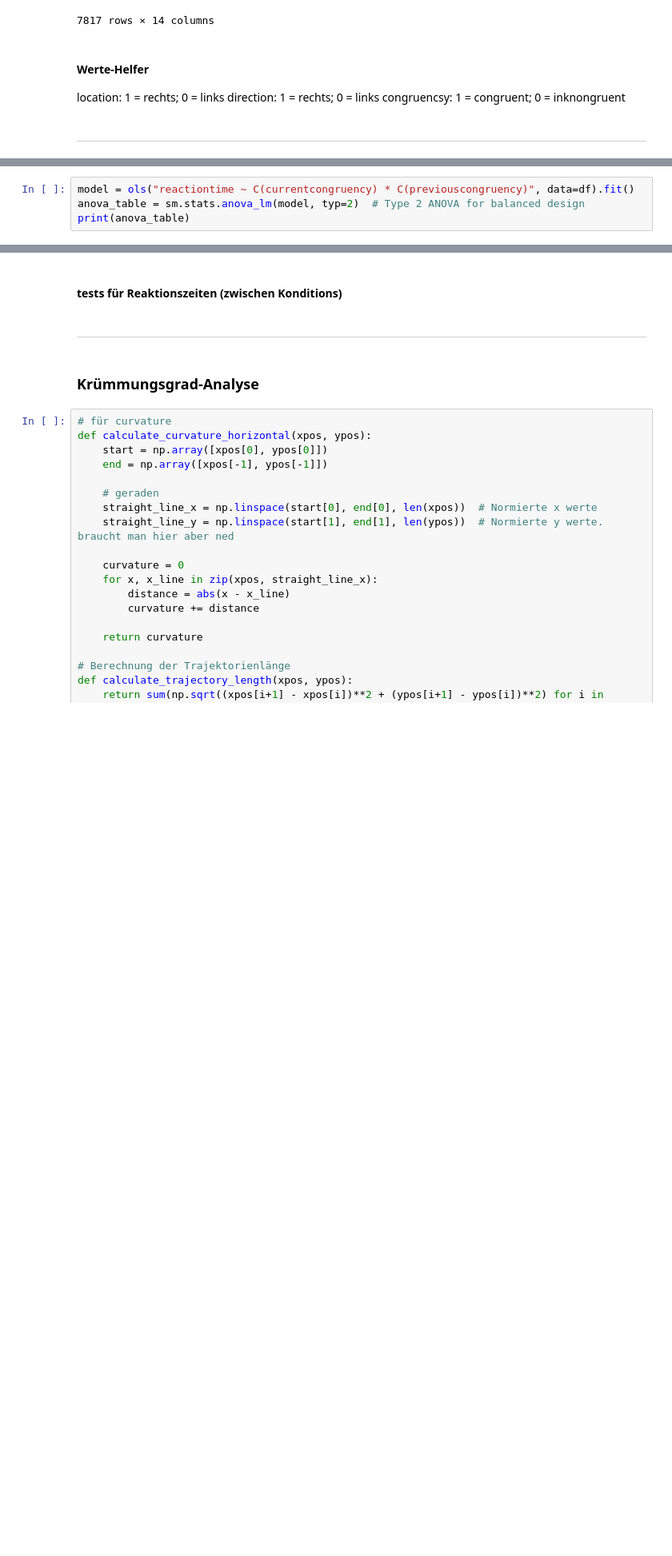
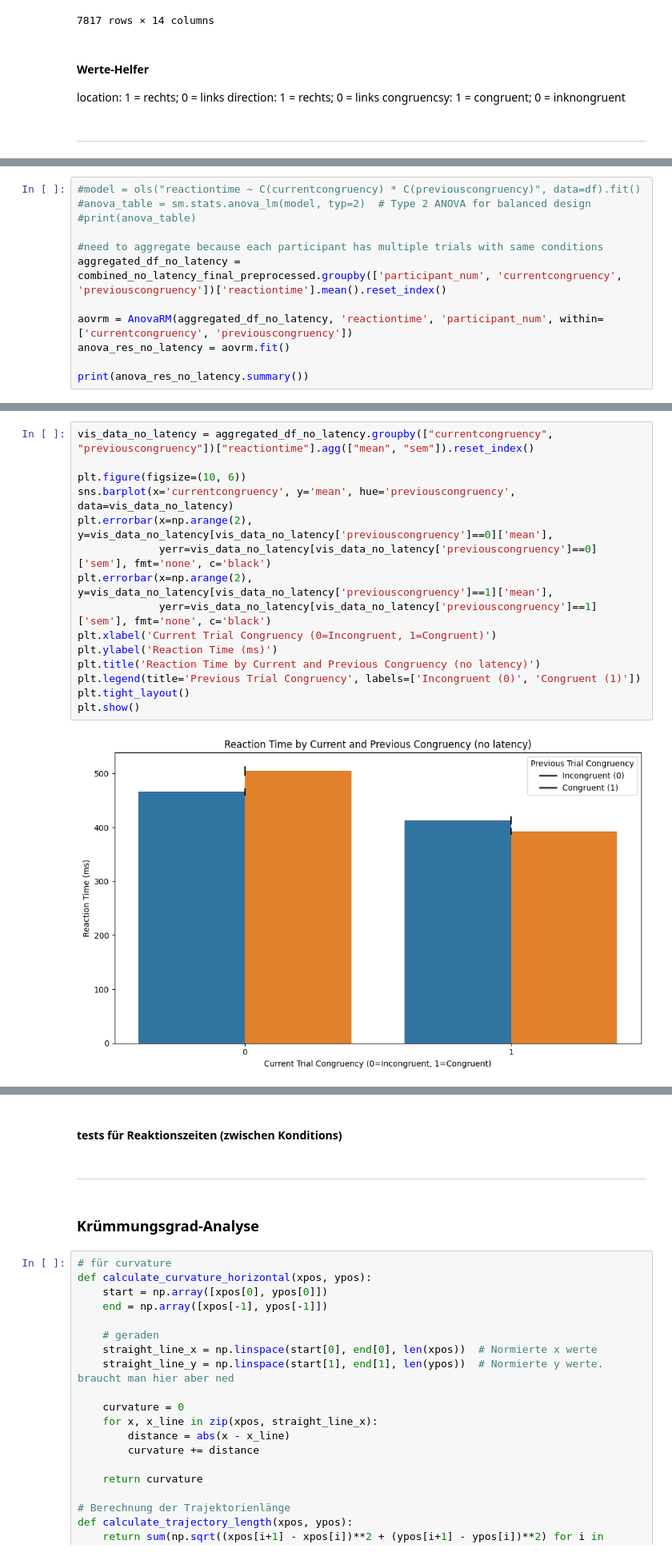
Before and after one commit to Michael1Mueller/continuousSimonTask, a Jupyter notebook: preprocessing.ipynb, the cells around one changed output, grey strips where cells are left out. Shown at 80% size. Drawn from its saved outputs; the diff is of its cells as text; blank space fills up the shorter version.

Commit message:
stat. tests for congruency on RT and curvature

```diff
--- a/preprocessing.ipynb
+++ b/preprocessing.ipynb
@@ -477,5 +465,13 @@ plt.show()
 # %%
-model = ols("reactiontime ~ C(currentcongruency) * C(previouscongruency)", data=df).fit()
-anova_table = sm.stats.anova_lm(model, typ=2)  # Type 2 ANOVA for balanced design
-print(anova_table)
+#model = ols("reactiontime ~ C(currentcongruency) * C(previouscongruency)", data=df).fit()
+#anova_table = sm.stats.anova_lm(model, typ=2)  # Type 2 ANOVA for balanced design
+#print(anova_table)
+
+#need to aggregate because each participant has multiple trials with same conditions
+aggregated_df_no_latency = combined_no_latency_final_preprocessed.groupby(['participant_num', 'currentcongruency', 'previouscongruency'])['reactiontime'].mean().reset_index()
+
+aovrm = AnovaRM(aggregated_df_no_latency, 'reactiontime', 'participant_num', within=['currentcongruency', 'previouscongruency'])
+anova_res_no_latency = aovrm.fit()
+
+print(anova_res_no_latency.summary())
 # %% [output]
@@ -492,0 +556,17 @@ Residual                                             NaN
+# %%
+vis_data_no_latency = aggregated_df_no_latency.groupby(["currentcongruency", "previouscongruency"])["reactiontime"].agg(["mean", "sem"]).reset_index()
+
+plt.figure(figsize=(10, 6))
+sns.barplot(x='currentcongruency', y='mean', hue='previouscongruency', data=vis_data_no_latency)
+plt.errorbar(x=np.arange(2), y=vis_data_no_latency[vis_data_no_latency['previouscongruency']==0]['mean'],
+             yerr=vis_data_no_latency[vis_data_no_latency['previouscongruency']==0]['sem'], fmt='none', c='black')
+plt.errorbar(x=np.arange(2), y=vis_data_no_latency[vis_data_no_latency['previouscongruency']==1]['mean'],
+             yerr=vis_data_no_latency[vis_data_no_latency['previouscongruency']==1]['sem'], fmt='none', c='black')
+plt.xlabel('Current Trial Congruency (0=Incongruent, 1=Congruent)')
+plt.ylabel('Reaction Time (ms)')
+plt.title('Reaction Time by Current and Previous Congruency (no latency)')
+plt.legend(title='Previous Trial Congruency', labels=['Incongruent (0)', 'Congruent (1)'])
+plt.tight_layout()
+plt.show()
+# %% [output]
+[figure, added]
```
Also changed, not shown: parts of 23 cells of this notebook.
